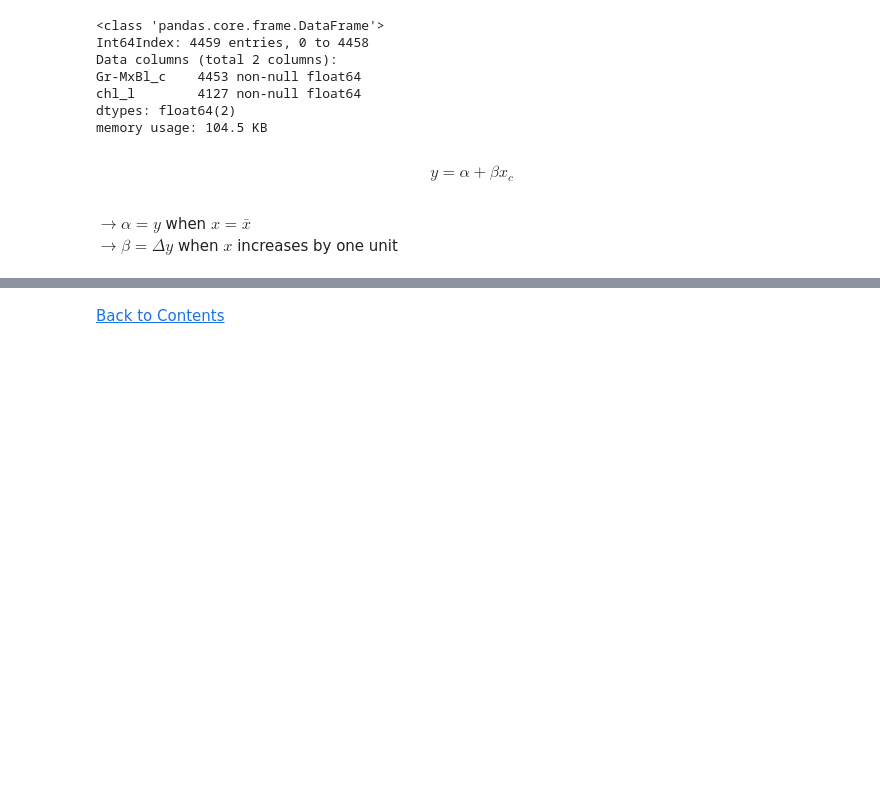
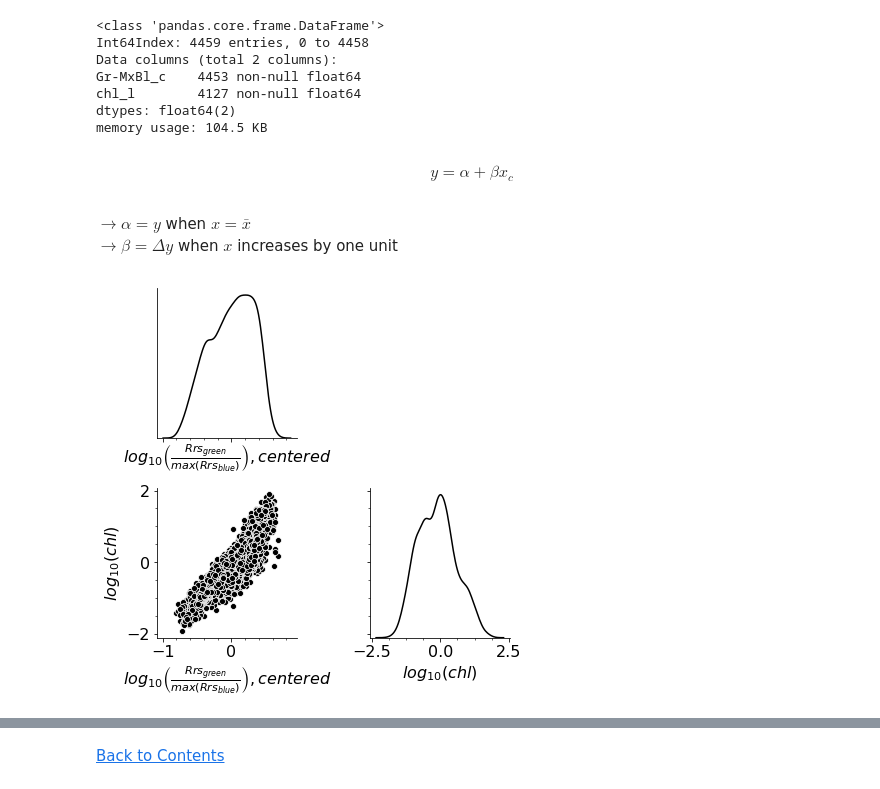
Before and after one commit to madHatter106/chlorophyll_models, a Jupyter notebook: Bayesian Tutorial.ipynb, the cells around one changed output, grey strips where cells are left out. Cells and saved outputs as stored; diff of their text form; code cells hidden in the pictures; blank space fills up the shorter version.

```diff
--- a/Bayesian Tutorial.ipynb
+++ b/Bayesian Tutorial.ipynb
@@ -870,3 +872,21 @@ y = df_data.dropna().chl_l.values
 $$ y = \alpha + \beta x_c$$<br>
 $\rightarrow \alpha=y$ when $x=\bar{x}$<br>
 $\rightarrow \beta=\Delta y$ when $x$ increases by one unit
+# %%
+g3 = sb.PairGrid(df_data.loc[:, ['Gr-MxBl_c', 'chl_l']], height=3,
+                         diag_sharey=False,)
+g3.map_diag(sb.kdeplot, color='k')
+g3.map_offdiag(sb.scatterplot, color='k');
+make_lower_triangle(g3)
+f = pl.gcf()
+axs = f.get_axes()
+xlabel = r'$log_{10}\left(\frac{Rrs_{green}}{max(Rrs_{blue})}\right), centered$'
+ylabel = r'$log_{10}(chl)$'
+axs[0].set_xlabel(xlabel)
+axs[2].set_xlabel(xlabel)
+axs[2].set_ylabel(ylabel)
+axs[3].set_xlabel(ylabel)
+f.tight_layout()
+f.savefig('./figJar/Presentation/pairwise_1.png')
+# %% [output]
+[figure, added]
```
Also changed, not shown: parts of 32 cells of this notebook, 3 other files.
